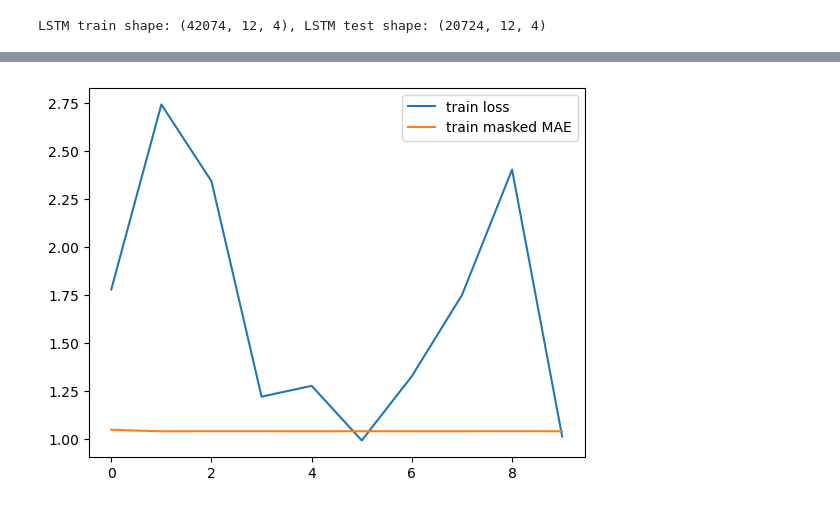
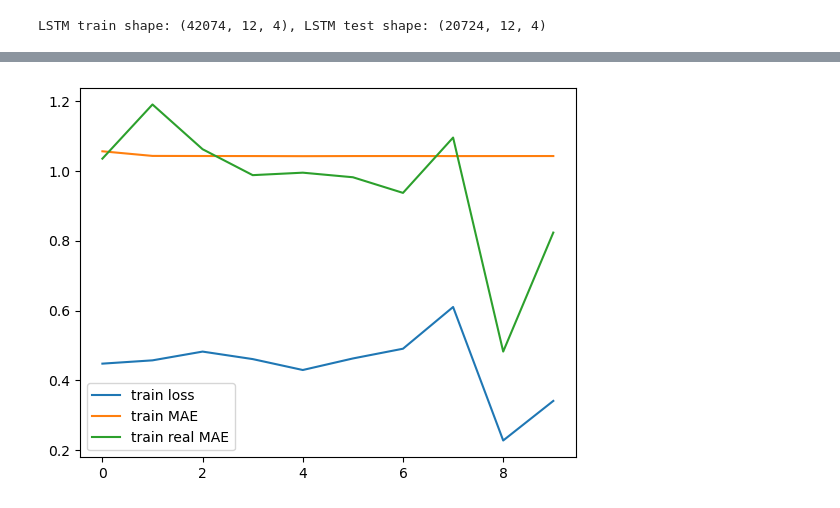
Before and after one commit to Marc-CC/Teen-Obesity-predictor-App, a Jupyter notebook: ML_models_tfm.ipynb, the cells around one changed output, grey strips where cells are left out. Drawn from its saved outputs; the diff is of its cells as text; code cells hidden in the pictures.

```diff
--- a/ML_models_tfm.ipynb
+++ b/ML_models_tfm.ipynb
@@ -359,7 +361,7 @@ def lstm_preprocess(df, measure_cols, sex_cols, real_col):
     LSTM_measures = df[measure_cols].values.reshape(-1, len(measure_cols), 1)
     LSTM_sex = df[sex_cols].values
     sex_repeated = np.repeat(LSTM_sex[:, np.newaxis, :], len(measure_cols), axis=1)
-    is_real_value = df[real_col].apply(lambda x: 1 if x == "Unknown" else 0).values
+    is_real_value = df[real_col].apply(lambda x: 0 if x == "Unknown" else 1).values
     is_real_value = is_real_value.reshape(-1, 1, 1)
     is_real_value = np.repeat(is_real_value, len(measure_cols), axis=1)
     LSTM_combined = np.concatenate([LSTM_measures, sex_repeated, is_real_value], axis=2)
@@ -376,38 +378,56 @@ LSTM train shape: (42074, 12, 4), LSTM test shape: (20724, 12, 4)
 # LSTM Model
 class LSTM_model(tf.keras.Model):
     def __init__(self):
-        super().__init__(self)
-        self.lstm = tf.keras.layers.LSTM(64, return_sequences = False)
+        super().__init__()
+        self.lstm = tf.keras.layers.LSTM(64, return_sequences = True)
+        self.lstm2 = tf.keras.layers.LSTM(32, return_sequences = False)
         self.dense32 = tf.keras.layers.Dense(32, activation = "relu")
         self.dense1 = tf.keras.layers.Dense(1, activation = "linear")
         self.mae = tf.keras.metrics.MeanAbsoluteError()
 
     def call(self, inputs, training=False):
         x = self.lstm(inputs)
+        x = self.lstm2(x)
         x = self.dense32(x)
         return self.dense1(x)
 
-    def compute_weights(self, is_real_value):
-        last_real_value = tf.argmax(tf.reverse(is_real_value, axis=[1]), axis=1)
-        distance = tf.cast(last_real_value, tf.float32)
-        max_distance = tf.cast(tf.shape(is_real_value)[1] - 1, tf.float32)
-        return 1.0 - (distance / max_distance)
+    def compute_weights(self, inputs):
+        values = inputs[:, :, 0]
+        is_not_nan = ~tf.math.is_nan(values)
+        reversed_mask = tf.reverse(is_not_nan, axis=[1])
+        last_real_index = tf.argmax(tf.cast(reversed_mask, tf.float32), axis=1)
+        last_real_index = 12 - 1 - tf.cast(last_real_index, tf.float32)
+        max_distance = tf.constant(12.0)
+        recency_weight = 1.0 - (last_real_index / max_distance)
+        y_is_real = inputs[:, -1, -1]
+        y_is_real = tf.cast(y_is_real, tf.float32)
+        return recency_weight * y_is_real
+
+    def compute_real_mae(self, y_true, y_pred, is_real):
+        is_real = tf.cast(is_real, tf.float32)  # (batch,)
+        abs_error = tf.abs(y_true - y_pred)     # (batch, 1)
+        masked_error = abs_error * is_real[:, tf.newaxis]  # apply mask
+
+        total_error = tf.reduce_sum(masked_error)
+        count = tf.reduce_sum(is_real)
+        return total_error / (count + 1e-6)
 
     def train_step(self, data):
         inputs, y_true = data
-        is_real_value = inputs[:, :, -1]
+        y_is_real = inputs[:, -1, -1]
 
         with tf.GradientTape() as tape:
             y_pred = self(inputs, training = True)
-            weights = self.compute_weights(is_real_value)
-            loss = tf.reduce_mean(tf.square(y_true - y_pred) * weights[:, tf.newaxis])
+            weights = self.compute_weights(inputs)
+            loss = tf.reduce_mean(tf.abs(y_true - y_pred) * weights[:, tf.newaxis])
 
         gradients = tape.gradient(loss, self.trainable_variables)
         self.optimizer.apply_gradients(zip(gradients, self.trainable_variables))
 
         self.mae.update_state(y_true, y_pred)
+        real_mae = self.compute_real_mae(y_true, y_pred, y_is_real)
 
-        return {"loss": loss, "mae": self.mae.result()}
+        return {"loss": loss, "mae": self.mae.result(), "real_mae": real_mae}
 # %%
 # Instantiate, compile and fit model
 lstm_model = LSTM_model()
@@ -437,7 +457,8 @@ Epoch 10/10
 # %%
 plt.plot(LSTM_history.history['loss'], label='train loss')
-plt.plot(LSTM_history.history['mae'], label='train masked MAE')
+plt.plot(LSTM_history.history['mae'], label='train MAE')
+plt.plot(LSTM_history.history['real_mae'], label='train real MAE')
 plt.legend()
 plt.show()
 # %% [output]
-[figure, old version]
+[figure, new version]
```
Also changed, not shown: parts of 37 cells of this notebook.
